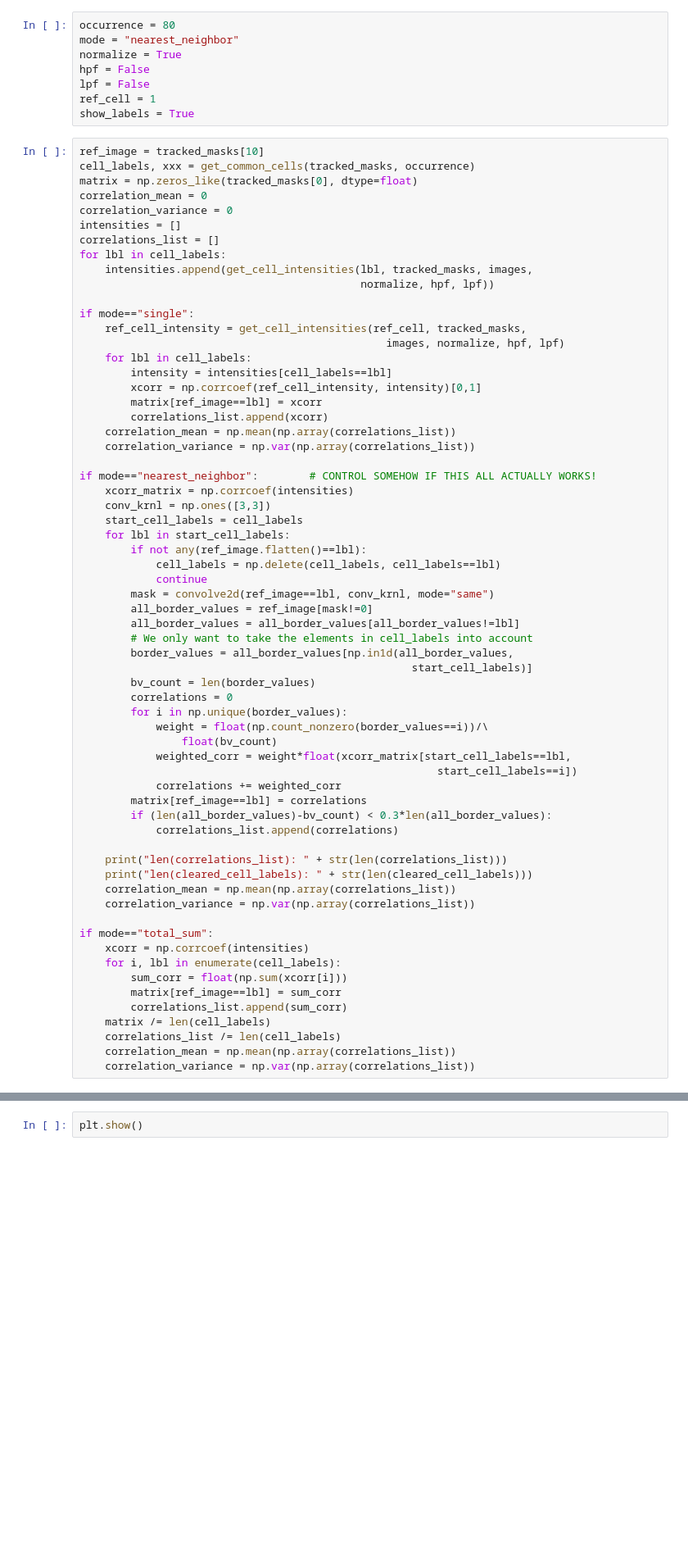
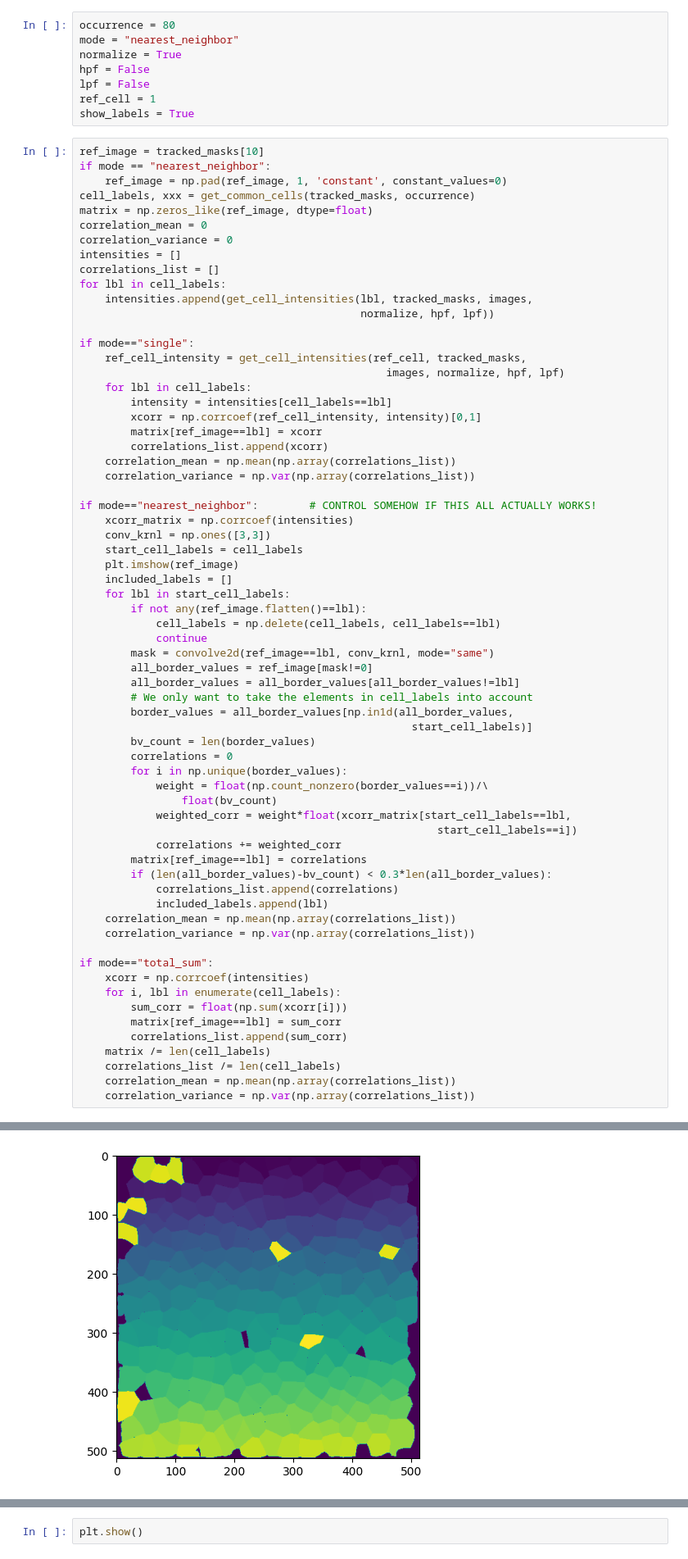
Before and after one commit to h-israelsson/Master2023, a Jupyter notebook: testing.ipynb, the cells around one changed output, grey strips where cells are left out. Shown at 82% size. Cells and saved outputs as stored; diff of their text form; blank space fills up the shorter version.

```diff
--- a/testing.ipynb
+++ b/testing.ipynb
@@ -146,8 +146,10 @@ ref_cell = 1
 show_labels = True
 # %%
 ref_image = tracked_masks[10]
+if mode == "nearest_neighbor":
+    ref_image = np.pad(ref_image, 1, 'constant', constant_values=0)
 cell_labels, xxx = get_common_cells(tracked_masks, occurrence)
-matrix = np.zeros_like(tracked_masks[0], dtype=float)
+matrix = np.zeros_like(ref_image, dtype=float)
 correlation_mean = 0
 correlation_variance = 0
 intensities = []
@@ -171,6 +173,8 @@ if mode=="nearest_neighbor":        # CONTROL SOMEHOW IF THIS ALL ACTUALLY WORKS
     xcorr_matrix = np.corrcoef(intensities)
     conv_krnl = np.ones([3,3])
     start_cell_labels = cell_labels
+    plt.imshow(ref_image)
+    included_labels = []
     for lbl in start_cell_labels:
         if not any(ref_image.flatten()==lbl):
             cell_labels = np.delete(cell_labels, cell_labels==lbl)
@@ -192,9 +196,7 @@ if mode=="nearest_neighbor":        # CONTROL SOMEHOW IF THIS ALL ACTUALLY WORKS
         matrix[ref_image==lbl] = correlations
         if (len(all_border_values)-bv_count) < 0.3*len(all_border_values):
             correlations_list.append(correlations)
-
-    print("len(correlations_list): " + str(len(correlations_list)))
-    print("len(cleared_cell_labels): " + str(len(cleared_cell_labels)))
+            included_labels.append(lbl)
     correlation_mean = np.mean(np.array(correlations_list))
     correlation_variance = np.var(np.array(correlations_list))
 
@@ -220,3 +214,4 @@ len(cleared_cell_labels): 215
+[figure, added]
 # %%
 # Plotting
 fig = plt.figure()
```
Also changed, not shown: parts of 4 cells of this notebook, 1 other file.
